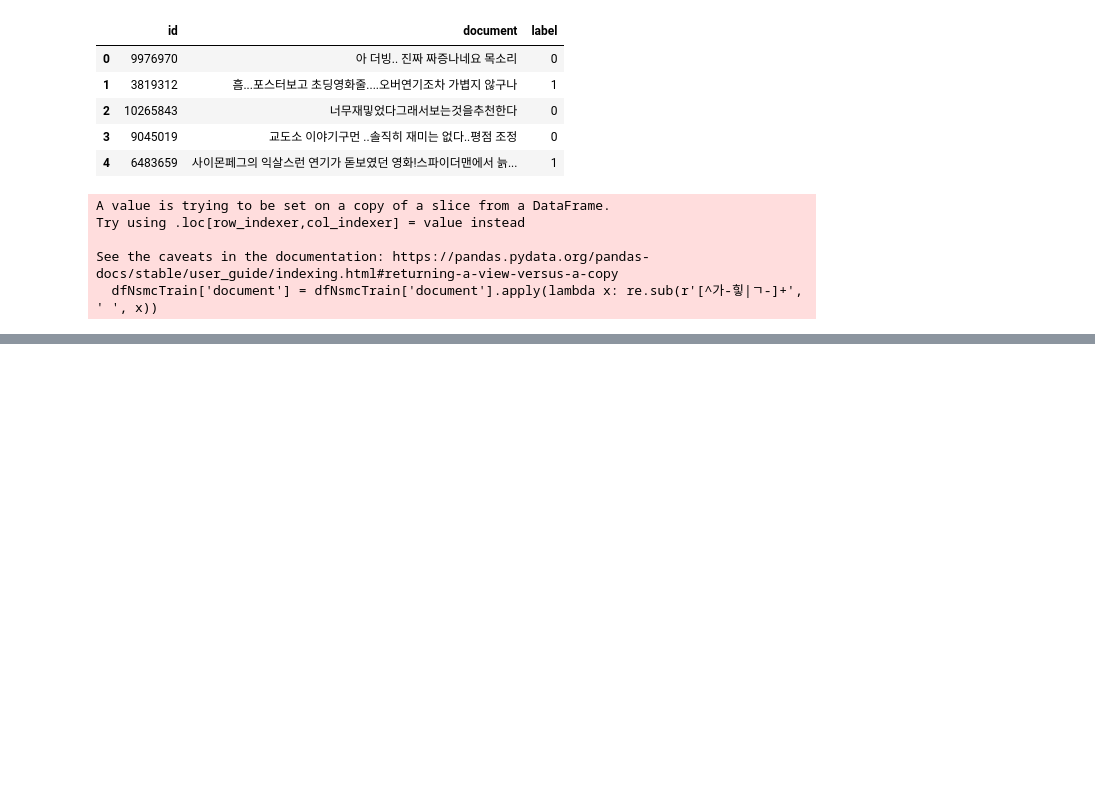
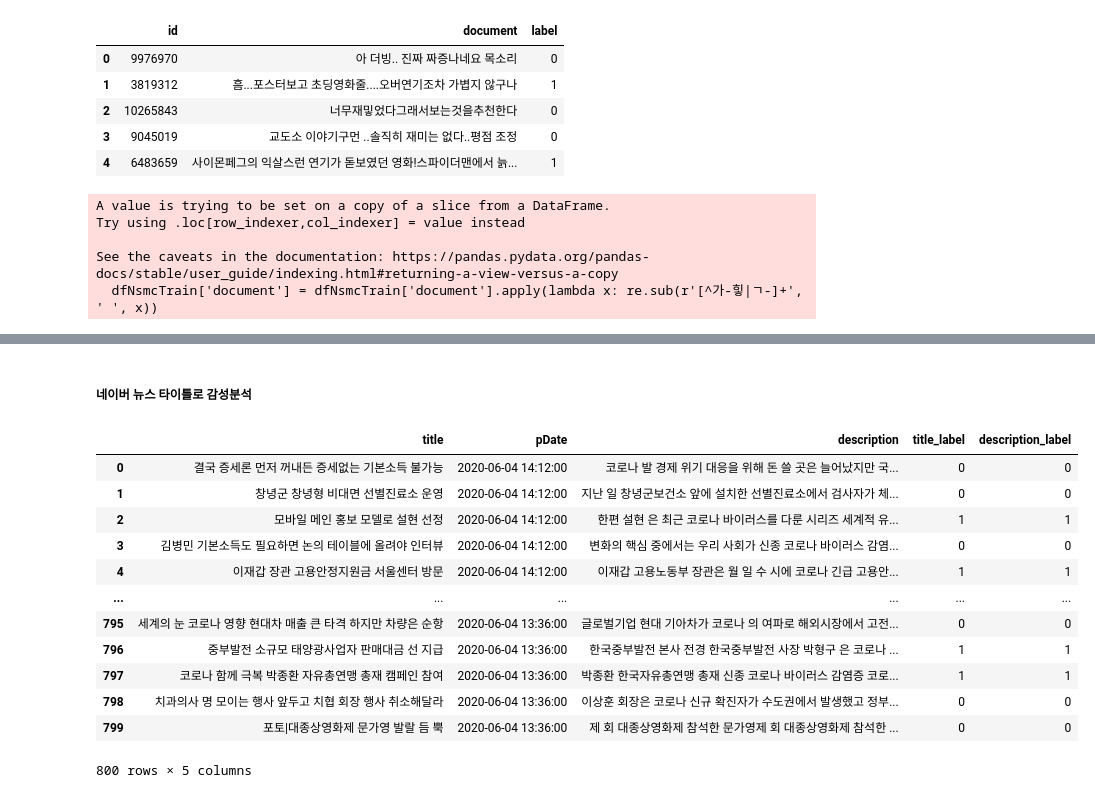
Before and after one commit to king-dong-gun/python_bigdata_analyze, a Jupyter notebook: Day13/data29_네이버뉴스_감성분석.ipynb, the cells around one changed output, grey strips where cells are left out. Saved outputs shown, nothing was run; the diff lists cells and outputs as text; code cells hidden in the pictures; blank space fills up the shorter version.

```diff
--- a/Day13/data29_네이버뉴스_감성분석.ipynb
+++ b/Day13/data29_네이버뉴스_감성분석.ipynb
@@ -102,0 +129,2 @@ nsmc_train_tfidf = tfidf.transform(dfNsmcTrain['document'])
+# %%
+model.fit(nsmc_train_tfidf, dfNsmcTrain['label'])
@@ -102,0 +140,27 @@ nsmc_train_tfidf = tfidf.transform(dfNsmcTrain['document'])
+# %% [markdown]
+##### 네이버 뉴스 타이틀로 감성분석
+# %%
+# 분석할 데이터의 벡터화
+data_title_tfidf = tfidf.transform(dfData['title'])
+# %%
+# 감성 분석(로지스틱 회귀)
+title_predict = model.predict(data_title_tfidf)
+# %%
+# 감성 분석 결과 DF로 저장
+dfData['title_label'] = title_predict
+# %%
+dfData
+# %% [output]
+|  | title | pDate | description | title_label | description_label |
+| 0 | 결국 증세론 먼저 꺼내든 증세없는 기본소득 불가능 | 2020-06-04 14:12:00 | 코로나 발 경제 위기 대응을 위해 돈 쓸 곳은 늘어났지만 국... | 0 | 0 |
+| 1 | 창녕군 창녕형 비대면 선별진료소 운영 | 2020-06-04 14:12:00 | 지난 일 창녕군보건소 앞에 설치한 선별진료소에서 검사자가 체... | 0 | 0 |
+| 2 | 모바일 메인 홍보 모델로 설현 선정 | 2020-06-04 14:12:00 | 한편 설현 은 최근 코로나 바이러스를 다룬 시리즈 세계적 유... | 1 | 1 |
+| 3 | 김병민 기본소득도 필요하면 논의 테이블에 올려야 인터뷰 | 2020-06-04 14:12:00 | 변화의 핵심 중에서는 우리 사회가 신종 코로나 바이러스 감염... | 0 | 0 |
+| 4 | 이재갑 장관 고용안정지원금 서울센터 방문 | 2020-06-04 14:12:00 | 이재갑 고용노동부 장관은 월 일 수 시에 코로나 긴급 고용안... | 1 | 1 |
+| ... | ... | ... | ... | ... | ... |
+| 795 | 세계의 눈 코로나 영향 현대차 매출 큰 타격 하지만 차량은 순항 | 2020-06-04 13:36:00 | 글로벌기업 현대 기아차가 코로나 의 여파로 해외시장에서 고전... | 0 | 0 |
+| 796 | 중부발전 소규모 태양광사업자 판매대금 선 지급 | 2020-06-04 13:36:00 | 한국중부발전 본사 전경 한국중부발전 사장 박형구 은 코로나 ... | 1 | 1 |
+| 797 | 코로나 함께 극복 박종환 자유총연맹 총재 캠페인 참여 | 2020-06-04 13:36:00 | 박종환 한국자유총연맹 총재 신종 코로나 바이러스 감염증 코로... | 1 | 1 |
+| 798 | 치과의사 명 모이는 행사 앞두고 치협 회장 행사 취소해달라 | 2020-06-04 13:36:00 | 이상훈 회장은 코로나 신규 확진자가 수도권에서 발생했고 정부... | 0 | 0 |
+| 799 | 포토|대종상영화제 문가영 발랄 듬 뿍 | 2020-06-04 13:36:00 | 제 회 대종상영화제 참석한 문가영제 회 대종상영화제 참석한 ... | 0 | 0 |
+800 rows × 5 columns
```
Also changed, not shown: parts of 31 cells of this notebook, 5 other files.
